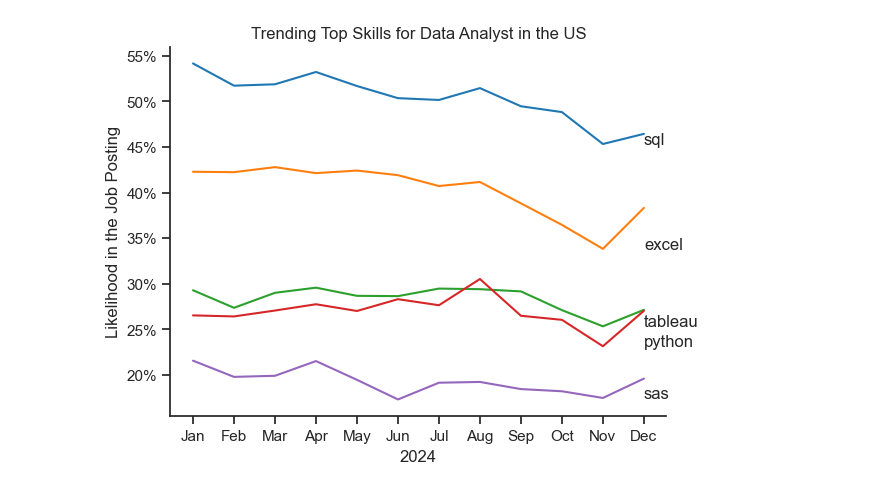
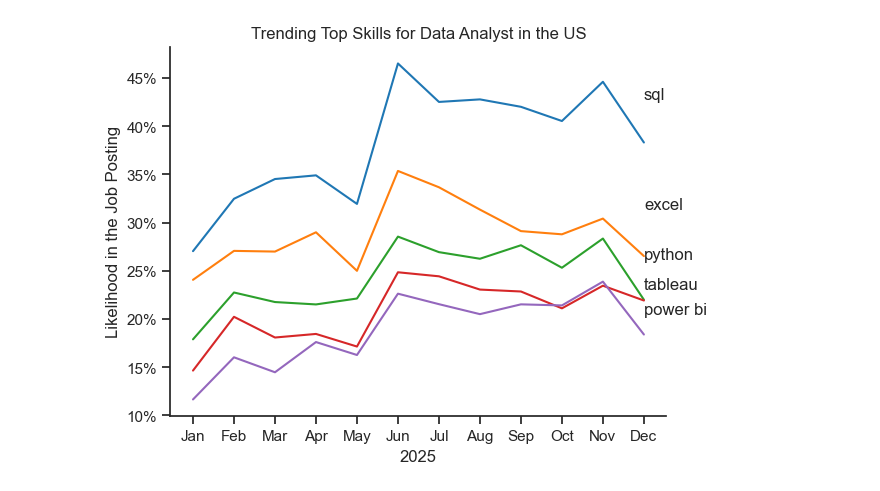
Before and after one commit to Naomi3nba/python_course, a Jupyter notebook: 3_Proyect/Jupiter_data/3_skills_trend.ipynb, the cells around one changed output. Drawn from its saved outputs; the diff is of its cells as text; code cells hidden in the pictures.

```diff
--- a/3_Proyect/Jupiter_data/3_skills_trend.ipynb
+++ b/3_Proyect/Jupiter_data/3_skills_trend.ipynb
@@ -7,12 +7,19 @@ import matplotlib.pyplot as plt
 import seaborn as sns
 
 # Loading Data
-dataset = load_dataset('lukebarousse/data_jobs')
-df = dataset['train'].to_pandas()
+#dataset = load_dataset('lukebarousse/data_jobs')
+#df = dataset['train'].to_pandas()
+
+# Loading Data from CSV
+df = pd.read_csv("F:\ALMACENAMIENTO\DATA ANALITYCS\carpeta_extra\job_postings_flat.csv")
 
 #CLEAN UP
+# filter job_posted_date for 2025
+
 df['job_posted_date'] = pd.to_datetime(df['job_posted_date'])
 df['job_skills'] = df['job_skills'].apply(lambda x: ast.literal_eval(x) if pd.notna(x) else x)
+
+df = df[df['job_posted_date'].dt.year == 2025]
 # %%
 df_DA_US = df[(df['job_title_short'] == 'Data Analyst') & (df['job_country'] == 'United States')].copy()
 # %%
@@ -106,22 +99,22 @@ df_DA_US_percent
 # %%
 df_plot = df_DA_US_percent.iloc[:, :5]
 
 sns.lineplot(data=df_plot, dashes=False,palette='tab10')
 sns.set_theme(style="ticks")
 sns.despine()
 
 plt.title('Trending Top Skills for Data Analyst in the US')
 plt.ylabel('Likelihood in the Job Posting')
-plt.xlabel('2024')
+plt.xlabel('2025')
 plt.legend().remove()
 
 from matplotlib.ticker import PercentFormatter
 ax = plt.gca()
 ax.yaxis.set_major_formatter(PercentFormatter(decimals=0))
 
 for i in range(5):
-    plt.text(11, df_plot.iloc[-2,i], df_plot.columns[i])
+    plt.text(11, df_plot.iloc[-5,i], df_plot.columns[i])
 
 plt.show()
 # %% [output]
-[figure, old version]
+[figure, new version]
```
Also changed, not shown: parts of 4 cells of this notebook, 16 other files.
